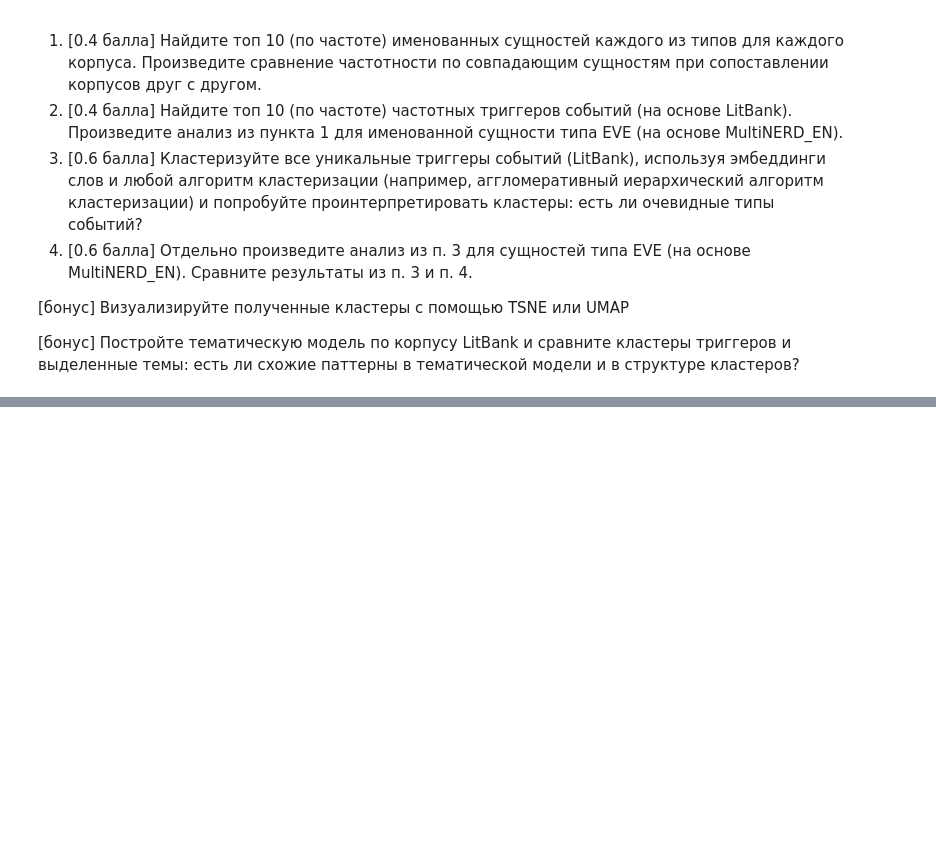
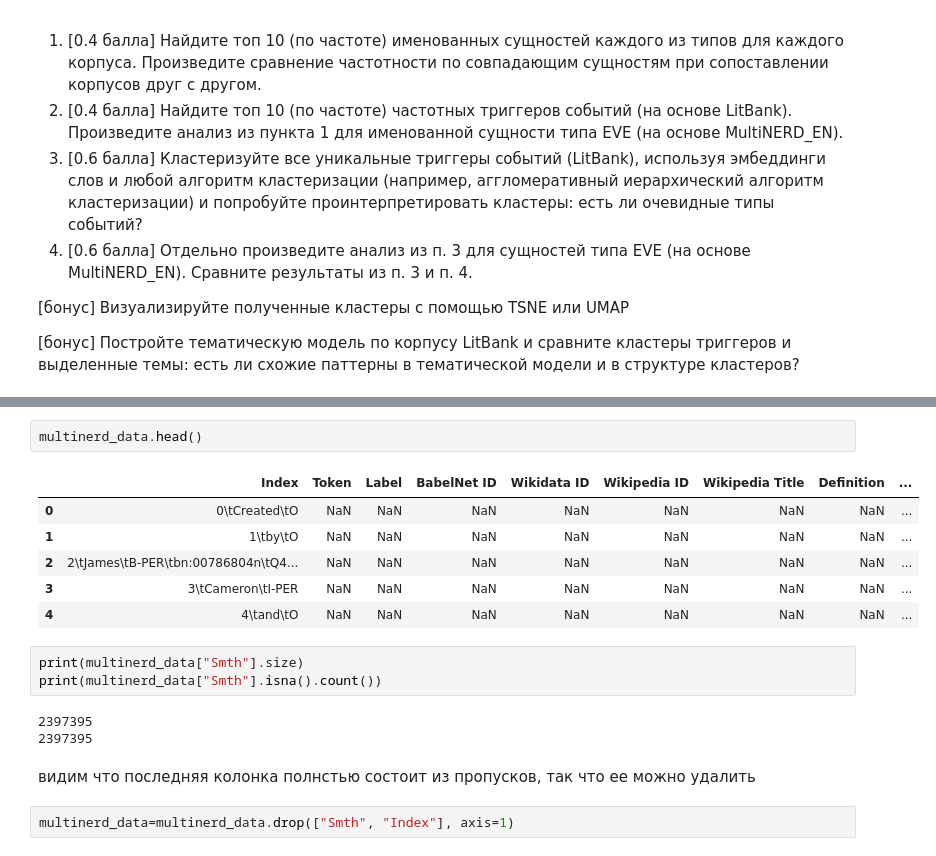
Before and after one commit to potroshitelshuk/NLP-2022, a Jupyter notebook: hw2-2022.ipynb, the cells around one changed output, grey strips where cells are left out. Saved outputs shown, nothing was run; the diff lists cells and outputs as text; blank space fills up the shorter version.

```diff
--- a/hw2-2022.ipynb
+++ b/hw2-2022.ipynb
@@ -122,0 +193,19 @@ events_folder_path = "litbank_events/brat"
+# %%
+multinerd_data.head()
+# %% [output]
+|  | Index | Token | Label | BabelNet ID | Wikidata ID | Wikipedia ID | Wikipedia Title | Definition | ... |
+| 0 | 0\tCreated\tO | NaN | NaN | NaN | NaN | NaN | NaN | NaN | ... |
+| 1 | 1\tby\tO | NaN | NaN | NaN | NaN | NaN | NaN | NaN | ... |
+| 2 | 2\tJames\tB-PER\tbn:00786804n\tQ4... | NaN | NaN | NaN | NaN | NaN | NaN | NaN | ... |
+| 3 | 3\tCameron\tI-PER | NaN | NaN | NaN | NaN | NaN | NaN | NaN | ... |
+| 4 | 4\tand\tO | NaN | NaN | NaN | NaN | NaN | NaN | NaN | ... |
+# %%
+print(multinerd_data["Smth"].size)
+print(multinerd_data["Smth"].isna().count())
+# %% [output]
+2397395
+2397395
+# %% [markdown]
+видим что последняя колонка полнстью состоит из пропусков, так что ее можно удалить
+# %%
+multinerd_data=multinerd_data.drop(["Smth", "Index"], axis=1)
```
Also changed, not shown: parts of 24 cells of this notebook.
